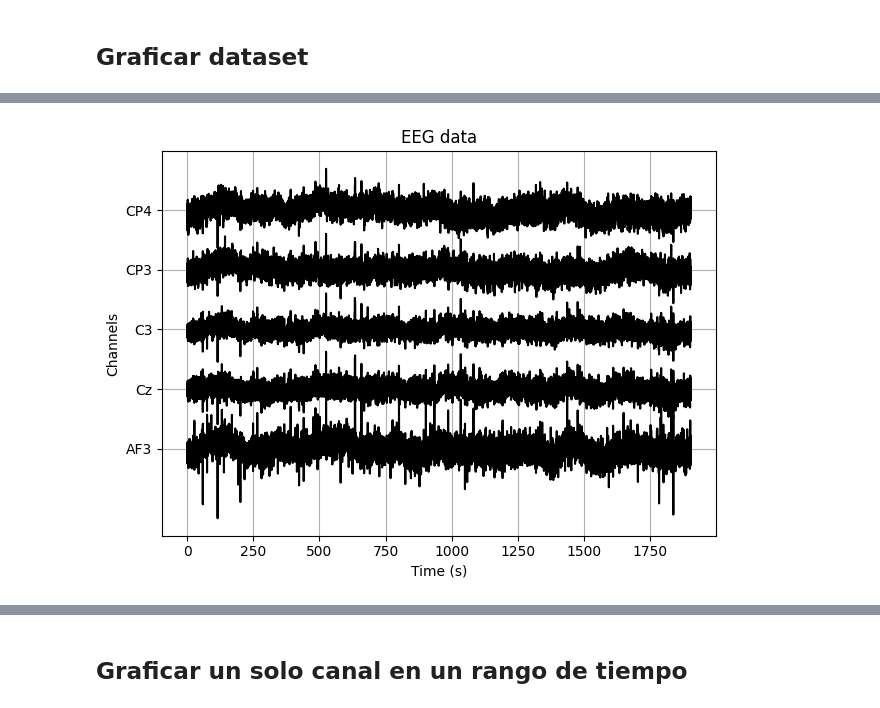
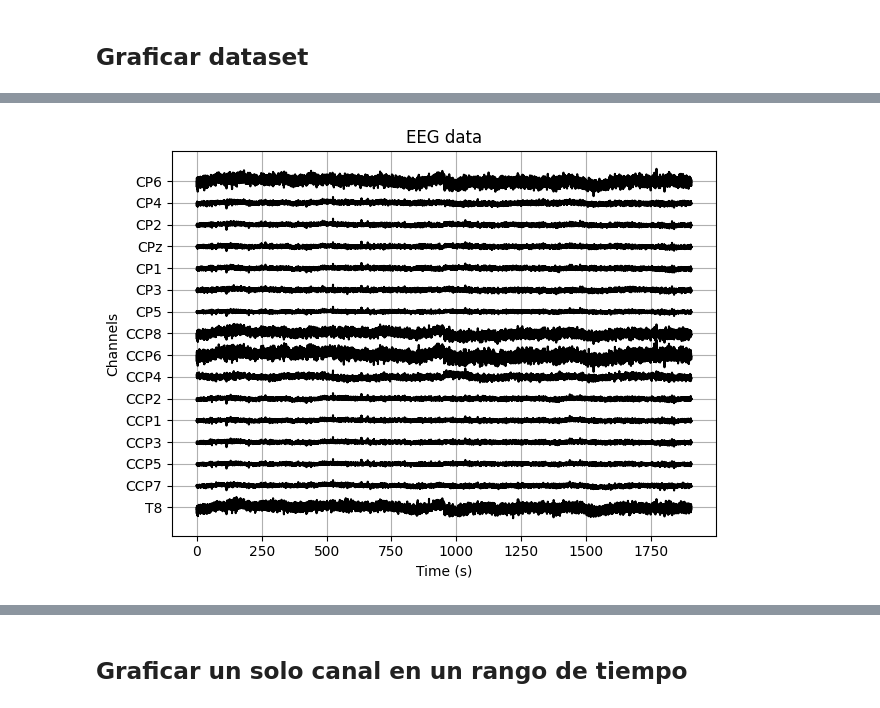
Before and after one commit to OmarAlejandroLinares/Signal-Processing-for-motor-imagery-BCI, a Jupyter notebook: lectura.ipynb, the cells around one changed output, grey strips where cells are left out. Saved outputs shown, nothing was run; the diff lists cells and outputs as text; code cells hidden in the pictures.

```diff
--- a/lectura.ipynb
+++ b/lectura.ipynb
@@ -112,10 +132,10 @@ def plot_eeg(EEG, chan_ind, vspace=100, color='k', titulo = 'EEG data'):
 # %%
 # Graficando el dataset
 plot_eeg(
     EEG,
-    ['AF3','Cz','C3','CP3','CP4'],
-    2000,
+    ['T8', 'CCP7', 'CCP5', 'CCP3', 'CCP1', 'CCP2', 'CCP4', 'CCP6', 'CCP8', 'CP5', 'CP3', 'CP1', 'CPz', 'CP2', 'CP4', 'CP6'],
+    5000,
     'k'
 )
 # %% [output]
-[figure, old version]
+[figure, new version]
```
Also changed, not shown: parts of 12 cells of this notebook.
